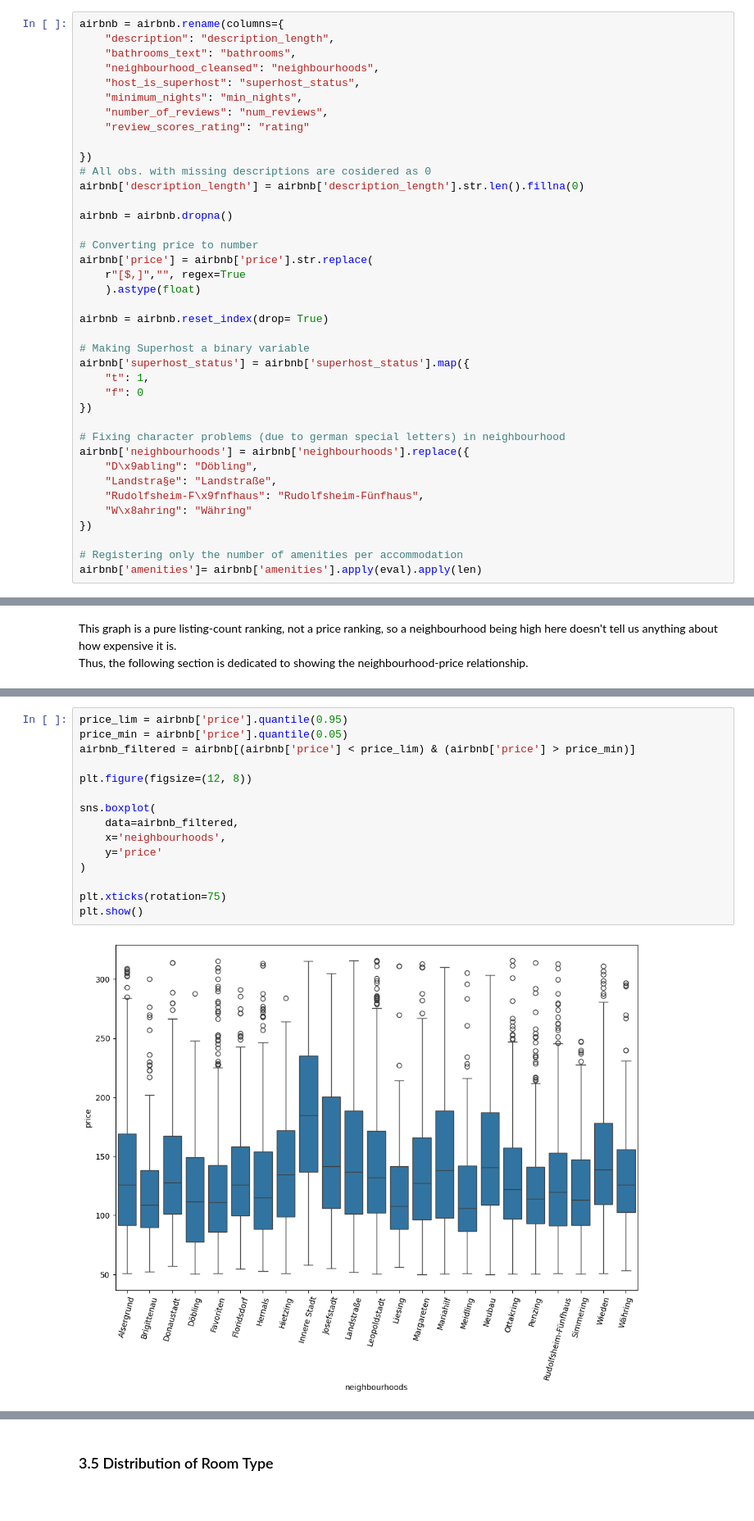
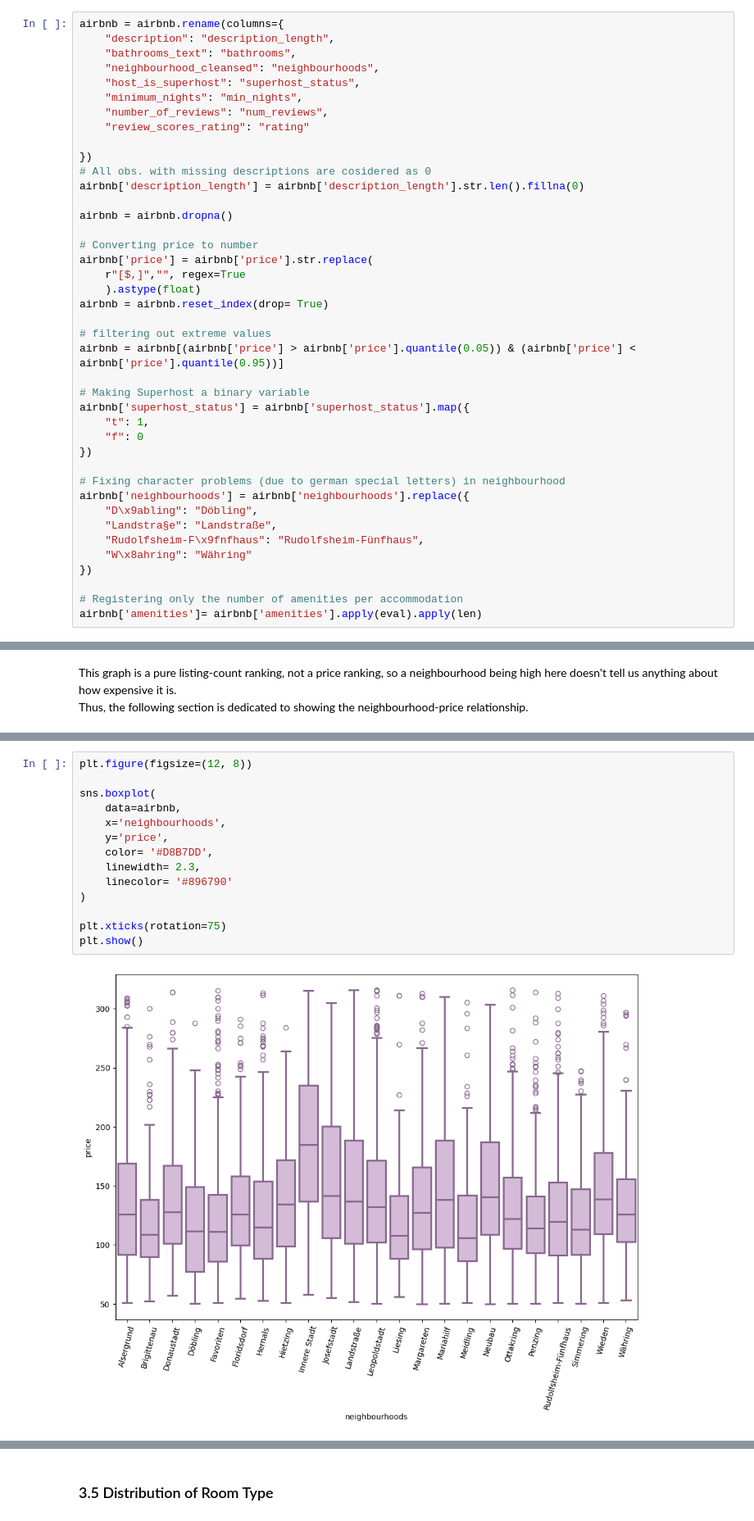
Before and after one commit to CccRosela/Vienna-Airbnb-Data-Analysis, a Jupyter notebook: notebook/Airbnb_Analysis.ipynb, the cells around one changed output, grey strips where cells are left out. Shown at 82% size. Drawn from its saved outputs; the diff is of its cells as text.

```diff
--- a/notebook/Airbnb_Analysis.ipynb
+++ b/notebook/Airbnb_Analysis.ipynb
@@ -146,8 +149,10 @@ airbnb = airbnb.dropna()
 airbnb['price'] = airbnb['price'].str.replace(
     r"[$,]","", regex=True
     ).astype(float)
+airbnb = airbnb.reset_index(drop= True)
 
-airbnb = airbnb.reset_index(drop= True)
+# filtering out extreme values
+airbnb = airbnb[(airbnb['price'] > airbnb['price'].quantile(0.05)) & (airbnb['price'] < airbnb['price'].quantile(0.95))]
 
 # Making Superhost a binary variable
 airbnb['superhost_status'] = airbnb['superhost_status'].map({
@@ -453,17 +459,16 @@ The top ten neighbourhoods together account for ~*66.43 %* of the total 7,863 (w
 # %%
-price_lim = airbnb['price'].quantile(0.95)
-price_min = airbnb['price'].quantile(0.05)
-airbnb_filtered = airbnb[(airbnb['price'] < price_lim) & (airbnb['price'] > price_min)]
-
 plt.figure(figsize=(12, 8))
 
 sns.boxplot(
-    data=airbnb_filtered,
+    data=airbnb,
     x='neighbourhoods',
-    y='price'
+    y='price',
+    color= '#D8B7DD',
+    linewidth= 2.3,
+    linecolor= '#896790'
 )
 
 plt.xticks(rotation=75)
 plt.show()
 # %% [output]
-[figure, old version]
+[figure, new version]
```
Also changed, not shown: parts of 23 cells of this notebook, 8 other files.
